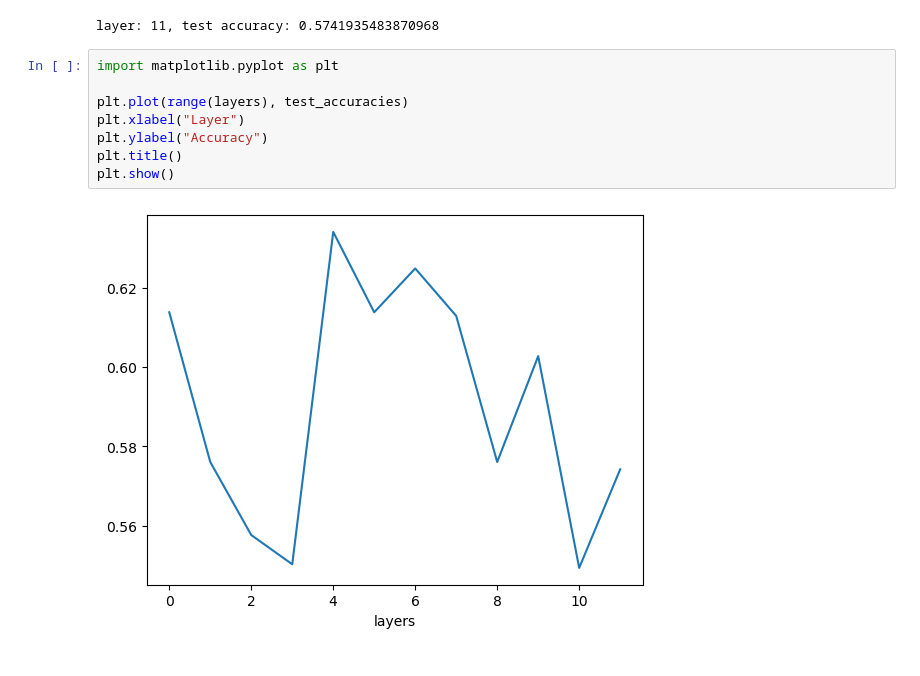
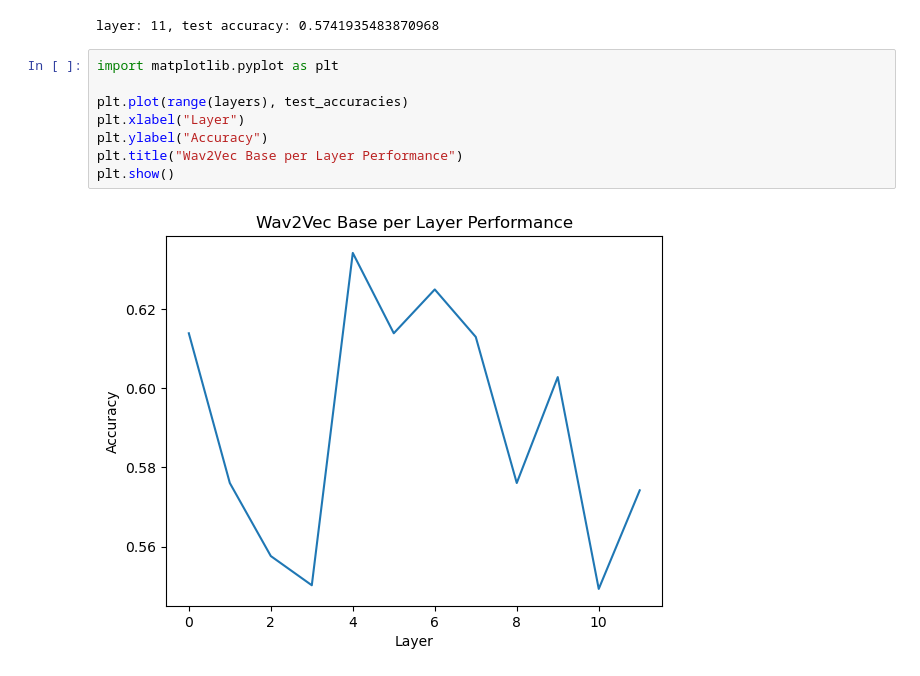
Before and after one commit to zhangjxCS/Multilingual-Speech-Emotion-Recognition-System, a Jupyter notebook: English/wav2vecbase_layer.ipynb, the cells around one changed output. Drawn from its saved outputs; the diff is of its cells as text.

Commit message:
per layer wav2vecbase

```diff
--- a/English/wav2vecbase_layer.ipynb
+++ b/English/wav2vecbase_layer.ipynb
@@ -214,10 +214,10 @@ layer: 11, test accuracy: 0.5741935483870968
 # %%
 import matplotlib.pyplot as plt
 
 plt.plot(range(layers), test_accuracies)
 plt.xlabel("Layer")
 plt.ylabel("Accuracy")
-plt.title()
+plt.title("Wav2Vec Base per Layer Performance")
 plt.show()
 # %% [output]
-[figure, old version]
+[figure, new version]
```
